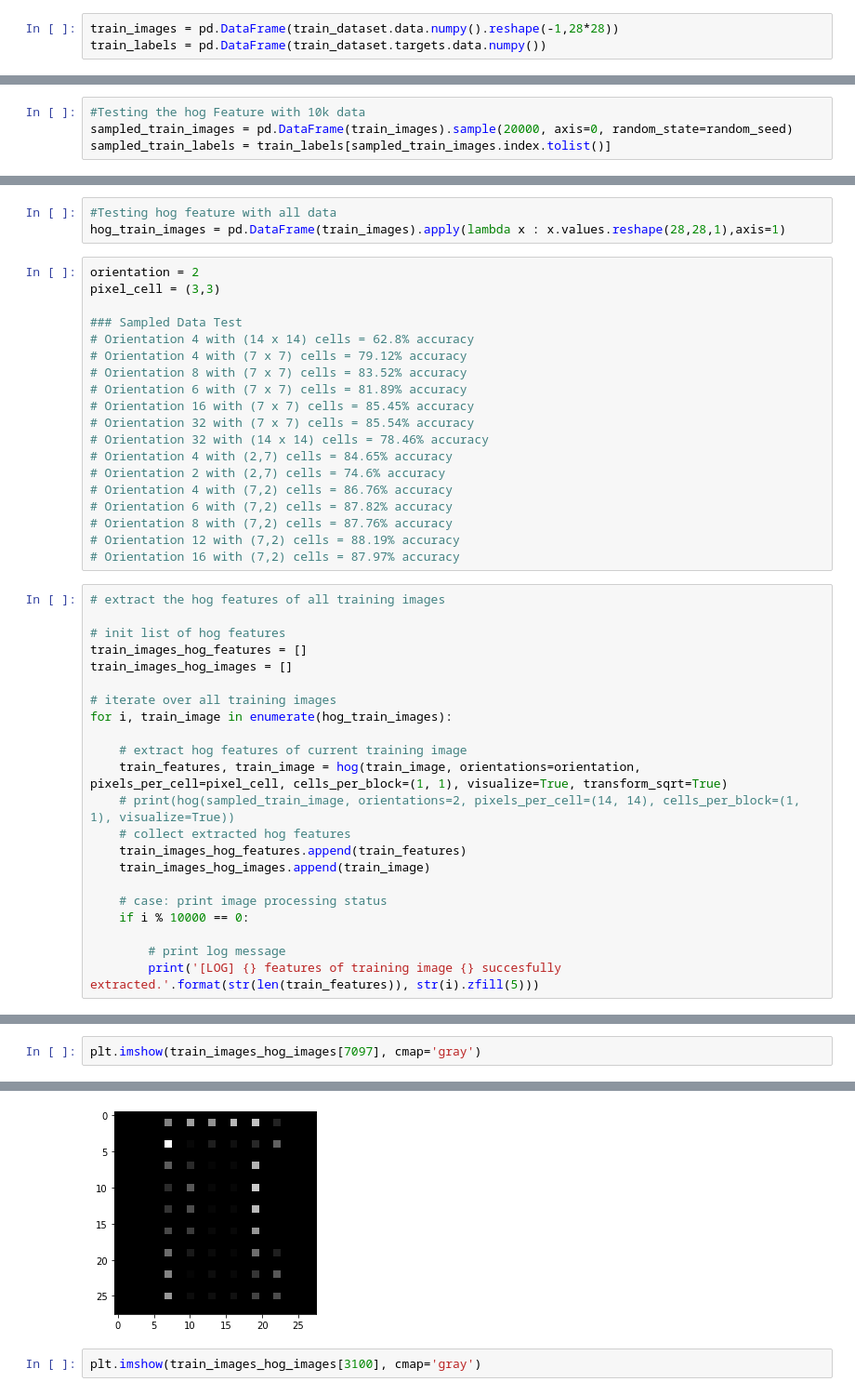
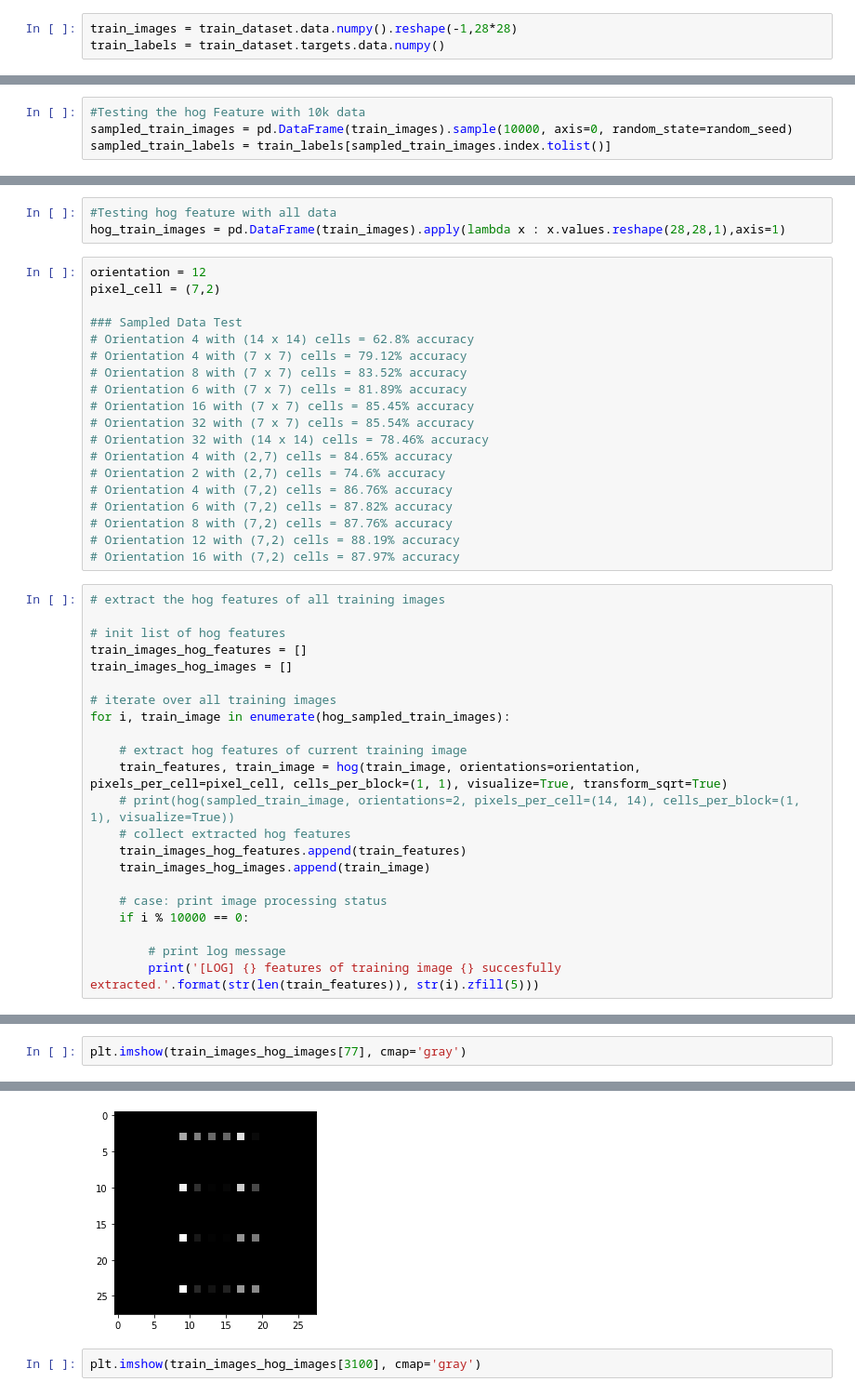
Before and after one commit to don3tan/MLCodingChallenge, a Jupyter notebook: PCA_FeatureSelection.ipynb, the cells around one changed output, grey strips where cells are left out. Shown at 93% size. Drawn from its saved outputs; the diff is of its cells as text.

```diff
--- a/PCA_FeatureSelection.ipynb
+++ b/PCA_FeatureSelection.ipynb
@@ -106,5 +92,5 @@ labels_dict = {0: "T-shirt/top",
 # %% [markdown]
 **Reshape data from 28x28 into 784**
 # %%
-train_images = pd.DataFrame(train_dataset.data.numpy().reshape(-1,28*28))
-train_labels = pd.DataFrame(train_dataset.targets.data.numpy())
+train_images = train_dataset.data.numpy().reshape(-1,28*28)
+train_labels = train_dataset.targets.data.numpy()
@@ -557,7 +523,7 @@ m.fit(X, y)
 ## Apply HOG on train Images
 # %%
 #Testing the hog Feature with 10k data
-sampled_train_images = pd.DataFrame(train_images).sample(20000, axis=0, random_state=random_seed)
+sampled_train_images = pd.DataFrame(train_images).sample(10000, axis=0, random_state=random_seed)
 sampled_train_labels = train_labels[sampled_train_images.index.tolist()]
 # %%
 hog_sampled_train_images = sampled_train_images.apply(lambda x : x.values.reshape(28,28,1),axis=1)
@@ -565,8 +531,8 @@ hog_sampled_train_images = sampled_train_images.apply(lambda x : x.values.reshap
 #Testing hog feature with all data
 hog_train_images = pd.DataFrame(train_images).apply(lambda x : x.values.reshape(28,28,1),axis=1)
 # %%
-orientation = 2
-pixel_cell = (3,3)
+orientation = 12
+pixel_cell = (7,2)
 
 ### Sampled Data Test
 # Orientation 4 with (14 x 14) cells = 62.8% accuracy
@@ -591,7 +557,7 @@ train_images_hog_features = []
 train_images_hog_images = []
 
 # iterate over all training images
-for i, train_image in enumerate(hog_train_images):
+for i, train_image in enumerate(hog_sampled_train_images):
 
     # extract hog features of current training image
     train_features, train_image = hog(train_image, orientations=orientation, pixels_per_cell=pixel_cell, cells_per_block=(1, 1), visualize=True, transform_sqrt=True)
@@ -615,8 +576,8 @@ for i, train_image in enumerate(hog_train_images):
 # %%
-plt.imshow(train_images_hog_images[7097], cmap='gray')
+plt.imshow(train_images_hog_images[77], cmap='gray')
 # %% [output]
 <matplotlib.image.AxesImage at 0x...>
-[figure, old version]
+[figure, new version]
 # %%
 plt.imshow(train_images_hog_images[3100], cmap='gray')
 # %% [output]
```
Also changed, not shown: parts of 5 cells of this notebook, 2 other files.
